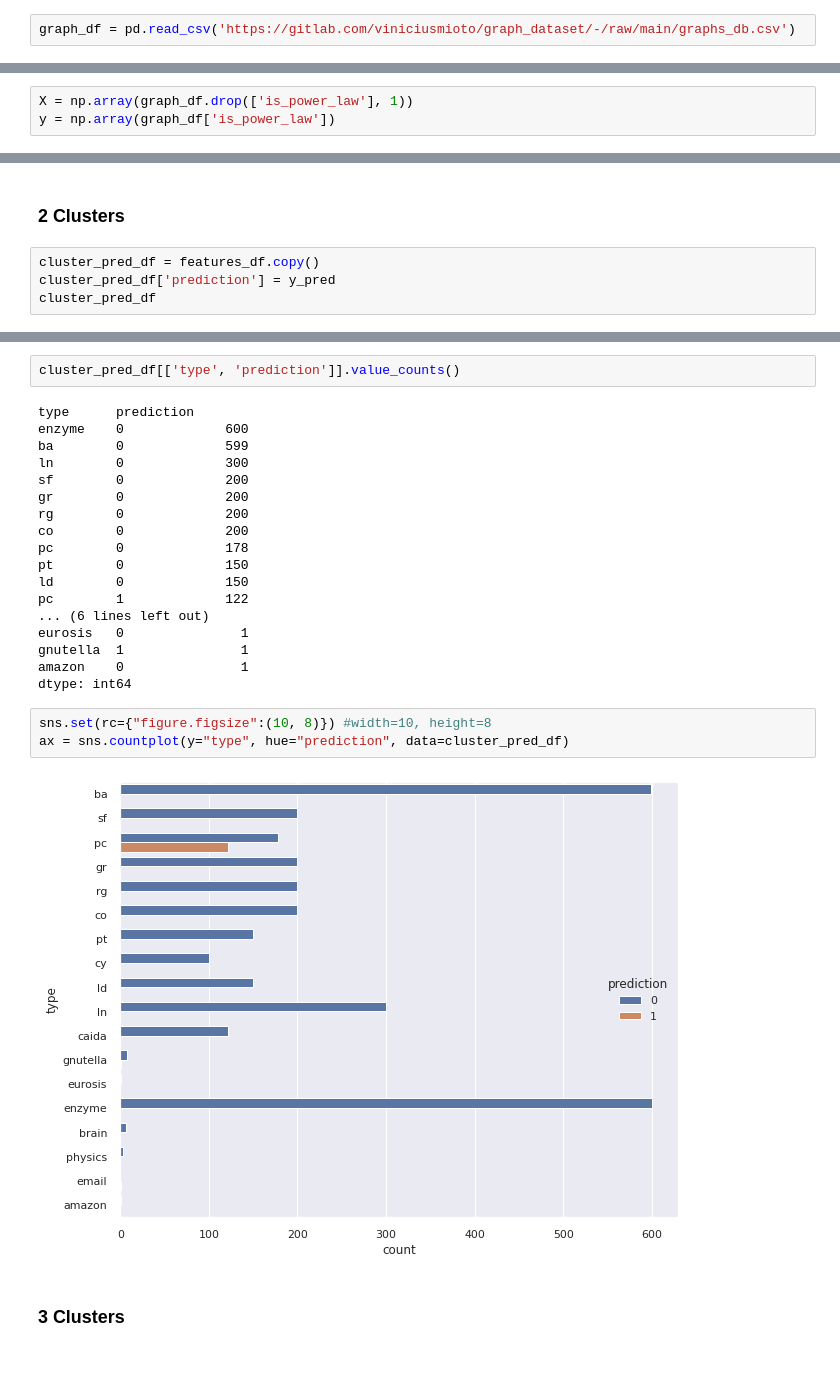
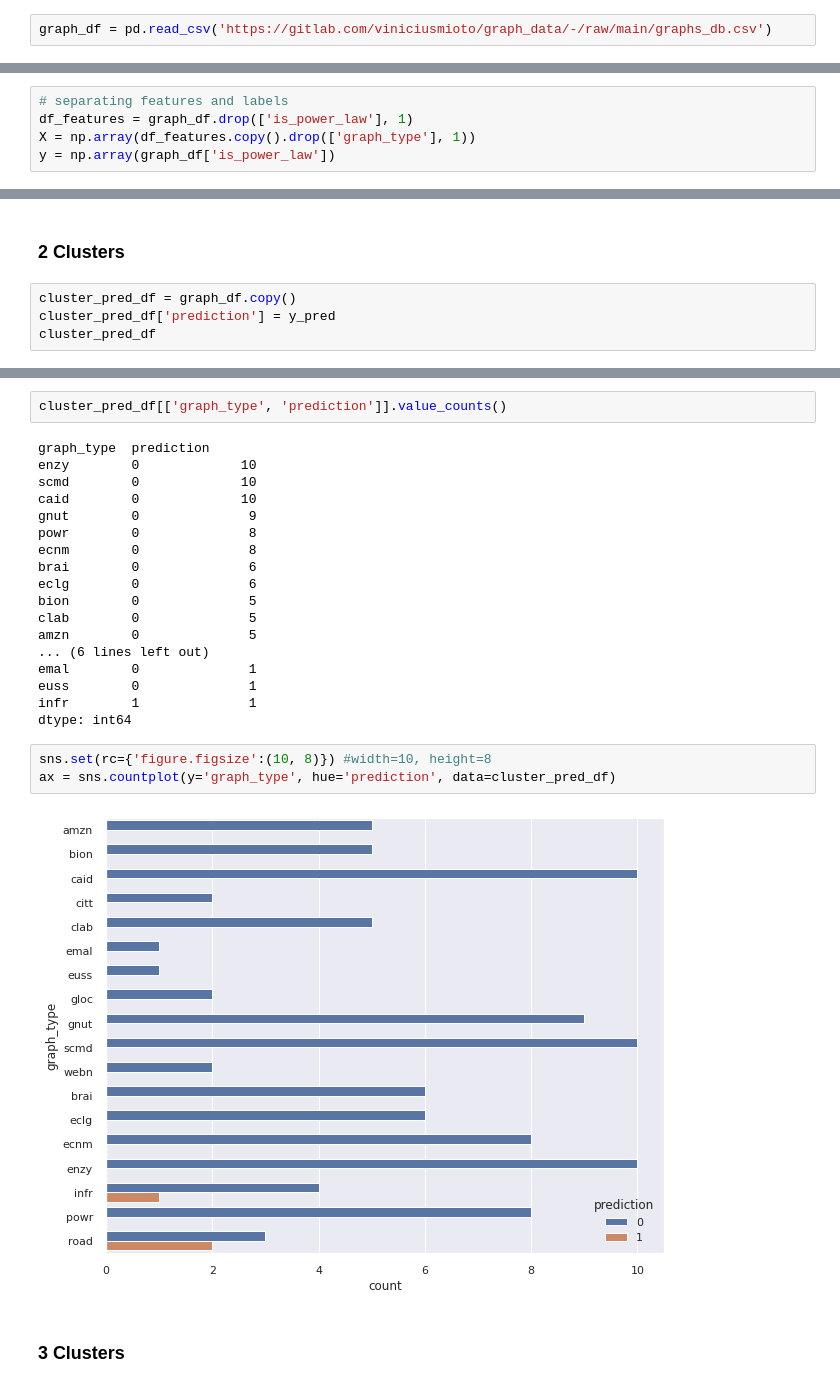
Before and after one commit to viniciusmioto/social_network_analysis, a Jupyter notebook: unsupervised_6features.ipynb, the cells around one changed output, grey strips where cells are left out. Cells and saved outputs as stored; diff of their text form.

```diff
--- a/unsupervised_6features.ipynb
+++ b/unsupervised_6features.ipynb
@@ -31,7 +31,7 @@ def plot_confusion_matrix(matrix):
 # %% [markdown]
 ### Load Graph Dataset
 # %%
-graph_df = pd.read_csv('https://gitlab.com/viniciusmioto/graph_dataset/-/raw/main/graphs_db.csv')
+graph_df = pd.read_csv('https://gitlab.com/viniciusmioto/graph_data/-/raw/main/graphs_db.csv')
 # %%
 graph_df.head()
 # %% [output]
@@ -56,7 +56,9 @@ graph_df.describe()
 # %% [markdown]
 ### Separate Features (X) and Labels (y)
 # %%
-X = np.array(graph_df.drop(['is_power_law'], 1))
+# separating features and labels
+df_features = graph_df.drop(['is_power_law'], 1)
+X = np.array(df_features.copy().drop(['graph_type'], 1))
 y = np.array(graph_df['is_power_law'])
 # %% [markdown]
 ### Features Correlation
@@ -306,7 +157,7 @@ features_df
 # %% [markdown]
 ### 2 Clusters
 # %%
-cluster_pred_df = features_df.copy()
+cluster_pred_df = graph_df.copy()
 cluster_pred_df['prediction'] = y_pred
 cluster_pred_df
 # %% [output]
@@ -326,28 +177,28 @@ cluster_pred_df
 # %%
-cluster_pred_df[['type', 'prediction']].value_counts()
+cluster_pred_df[['graph_type', 'prediction']].value_counts()
 # %% [output]
-type      prediction
-enzyme    0             600
-ba        0             599
-ln        0             300
-sf        0             200
-gr        0             200
-rg        0             200
-co        0             200
-pc        0             178
-pt        0             150
-ld        0             150
-pc        1             122
+graph_type  prediction
+enzy        0             10
+scmd        0             10
+caid        0             10
+gnut        0              9
+powr        0              8
+ecnm        0              8
+brai        0              6
+eclg        0              6
+bion        0              5
+clab        0              5
+amzn        0              5
 ... (6 lines left out)
-eurosis   0               1
-gnutella  1               1
-amazon    0               1
+emal        0              1
+euss        0              1
+infr        1              1
 dtype: int64
 # %%
-sns.set(rc={"figure.figsize":(10, 8)}) #width=10, height=8
-ax = sns.countplot(y="type", hue="prediction", data=cluster_pred_df)
+sns.set(rc={'figure.figsize':(10, 8)}) #width=10, height=8
+ax = sns.countplot(y='graph_type', hue='prediction', data=cluster_pred_df)
 # %% [output]
-[figure, old version]
+[figure, new version]
 # %% [markdown]
 ### 3 Clusters
 # %%
```
Also changed, not shown: parts of 49 cells of this notebook.
